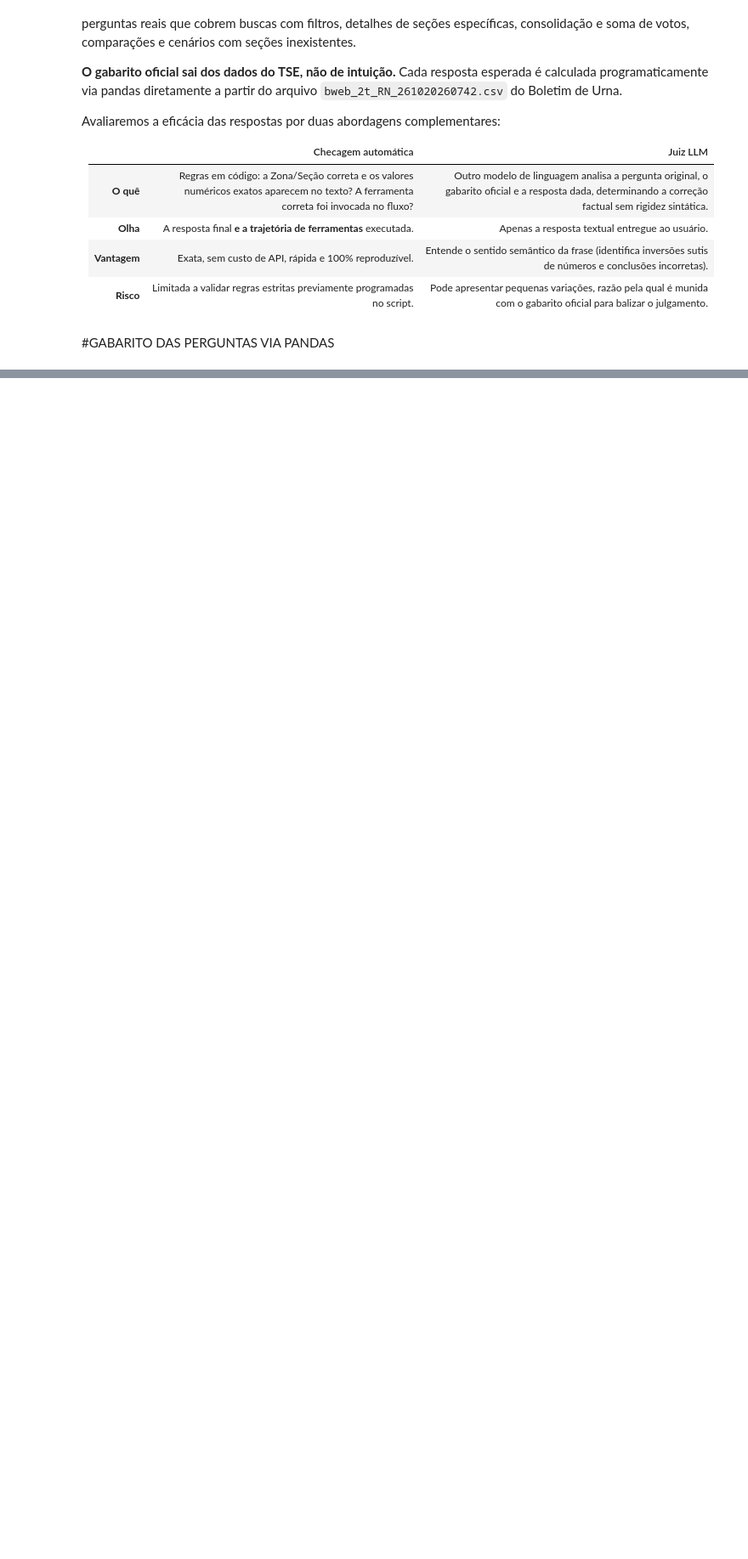
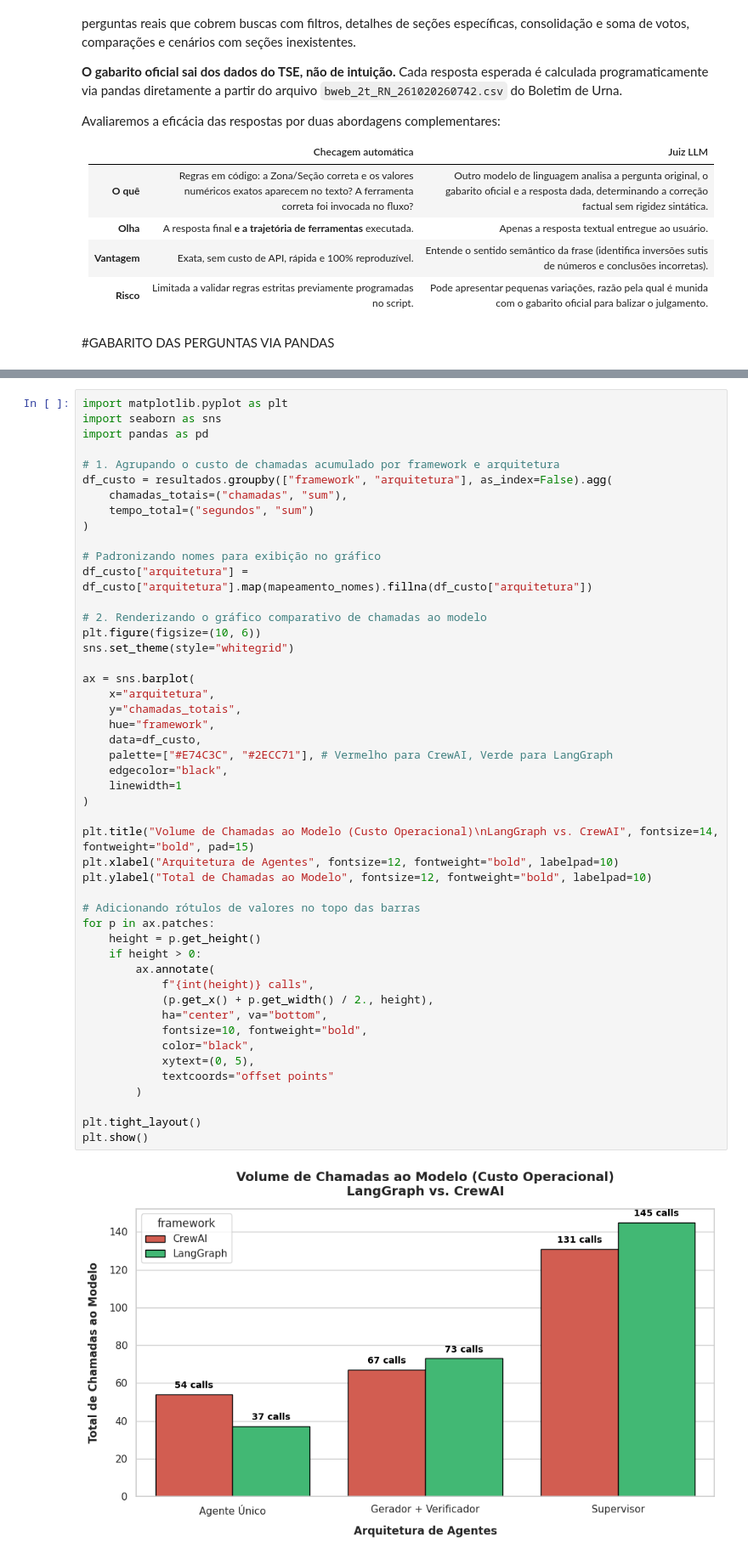
Before and after one commit to DPDck972/BUWeb, a Jupyter notebook: notebooks/Projeto_AI_Agents_III_Agentes_eleicao.ipynb, the cells around one changed output, grey strips where cells are left out. Shown at 85% size. Saved outputs shown, nothing was run; the diff lists cells and outputs as text; blank space fills up the shorter version.

```diff
--- a/notebooks/Projeto_AI_Agents_III_Agentes_eleicao.ipynb
+++ b/notebooks/Projeto_AI_Agents_III_Agentes_eleicao.ipynb
@@ -2062,0 +2583,50 @@ As medidas são da execução validada no Colab, com 20 perguntas, o modelo `qwe
+# %%
+import matplotlib.pyplot as plt
+import seaborn as sns
+import pandas as pd
+
+# 1. Agrupando o custo de chamadas acumulado por framework e arquitetura
+df_custo = resultados.groupby(["framework", "arquitetura"], as_index=False).agg(
+    chamadas_totais=("chamadas", "sum"),
+    tempo_total=("segundos", "sum")
+)
+
+# Padronizando nomes para exibição no gráfico
+df_custo["arquitetura"] = df_custo["arquitetura"].map(mapeamento_nomes).fillna(df_custo["arquitetura"])
+
+# 2. Renderizando o gráfico comparativo de chamadas ao modelo
+plt.figure(figsize=(10, 6))
+sns.set_theme(style="whitegrid")
+
+ax = sns.barplot(
+    x="arquitetura",
+    y="chamadas_totais",
+    hue="framework",
+    data=df_custo,
+    palette=["#E74C3C", "#2ECC71"], # Vermelho para CrewAI, Verde para LangGraph
+    edgecolor="black",
+    linewidth=1
+)
+
+plt.title("Volume de Chamadas ao Modelo (Custo Operacional)\nLangGraph vs. CrewAI", fontsize=14, fontweight="bold", pad=15)
+plt.xlabel("Arquitetura de Agentes", fontsize=12, fontweight="bold", labelpad=10)
+plt.ylabel("Total de Chamadas ao Modelo", fontsize=12, fontweight="bold", labelpad=10)
+
+# Adicionando rótulos de valores no topo das barras
+for p in ax.patches:
+    height = p.get_height()
+    if height > 0:
+        ax.annotate(
+            f"{int(height)} calls",
+            (p.get_x() + p.get_width() / 2., height),
+            ha="center", va="bottom",
+            fontsize=10, fontweight="bold",
+            color="black",
+            xytext=(0, 5),
+            textcoords="offset points"
+        )
+
+plt.tight_layout()
+plt.show()
+# %% [output]
+[figure, added]
```
Also changed, not shown: parts of 39 cells of this notebook, 3 other files.
